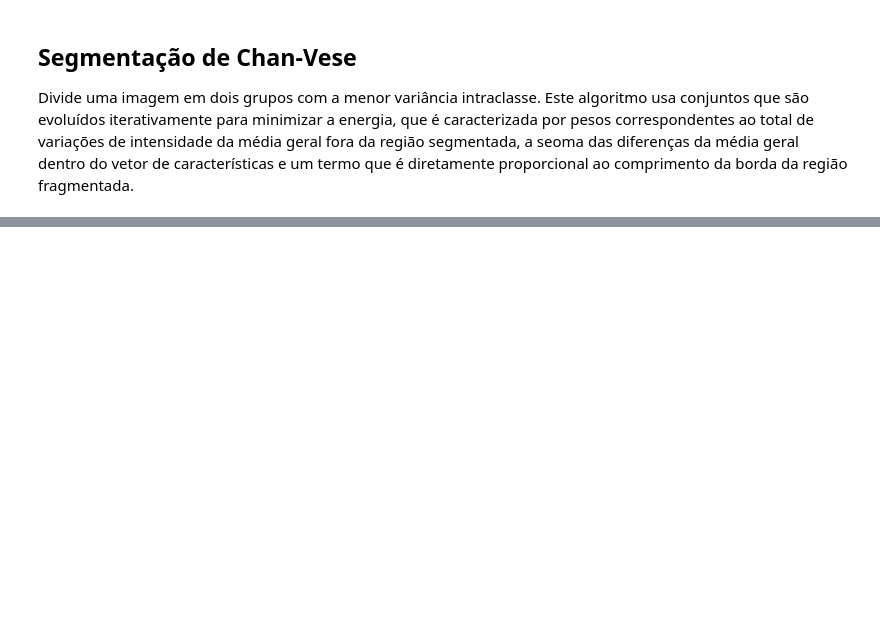
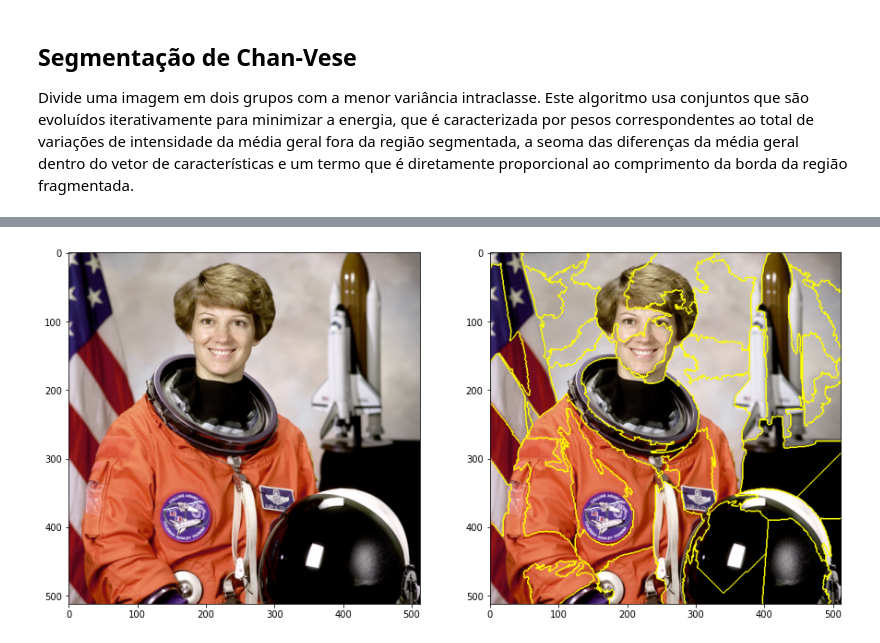
Before and after one commit to felypemaciel/atlantico-bootcamp, a Jupyter notebook: trailhead/visao_computacional/scikit/01_scikit_image.ipynb, the cells around one changed output, grey strips where cells are left out. Drawn from its saved outputs; the diff is of its cells as text; code cells hidden in the pictures; blank space fills up the shorter version.

```diff
--- a/trailhead/visao_computacional/scikit/01_scikit_image.ipynb
+++ b/trailhead/visao_computacional/scikit/01_scikit_image.ipynb
@@ -124,0 +167,14 @@ Divide uma imagem em dois grupos com a menor variância intraclasse. Este algori
+# %%
+# importing required boundaries
+from skimage.segmentation import slic, mark_boundaries
+
+plt.figure(figsize=(15,15))
+# slic segmentation for edges to be drawn over
+astronaut_segments = slic(astronaut, n_segments=100, compactness=1)
+
+plt.subplot(121), plt.imshow(astronaut)
+plt.subplot(122), plt.imshow(mark_boundaries(astronaut, astronaut_segments))
+
+plt.show()
+# %% [output]
+[figure, added]
```
Also changed, not shown: parts of 8 cells of this notebook.
